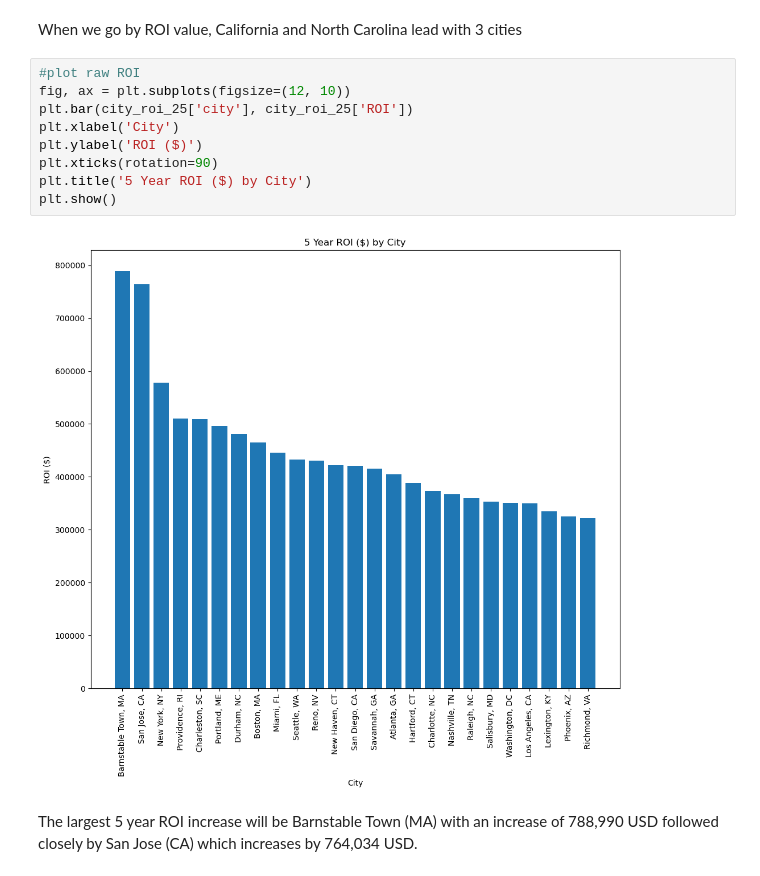
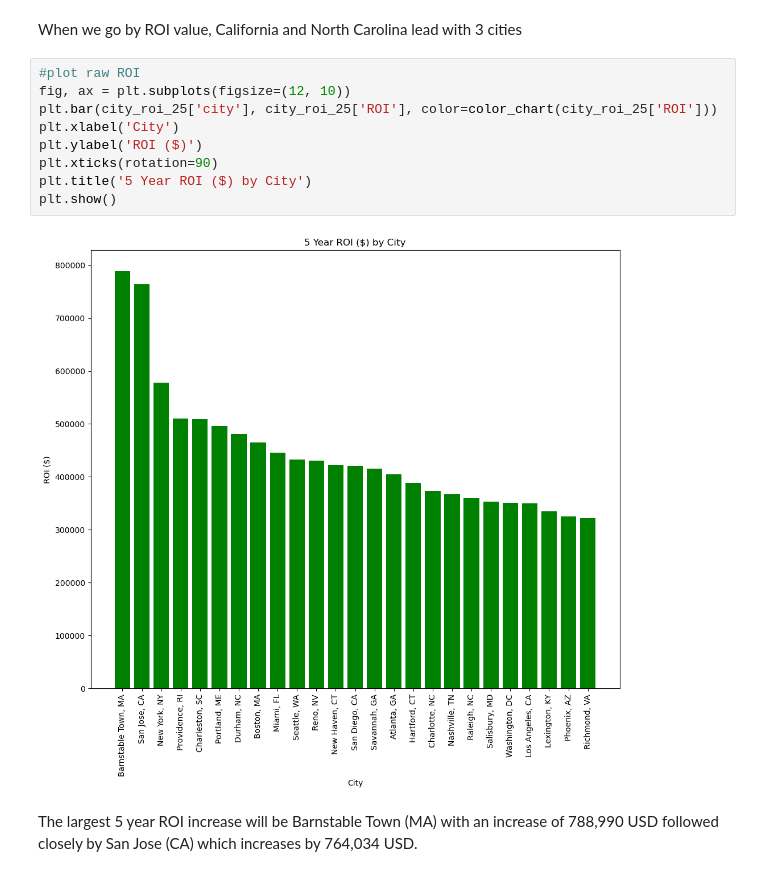
Before and after one commit to tcarlon94/Capstone_2_Real_estate, a Jupyter notebook: Preprocessing_training.ipynb, the cells around one changed output. Cells and saved outputs as stored; diff of their text form.

```diff
--- a/Preprocessing_training.ipynb
+++ b/Preprocessing_training.ipynb
@@ -1434,13 +1318,13 @@ When we go by ROI value, California and North Carolina lead with 3 cities
 # %%
 #plot raw ROI
 fig, ax = plt.subplots(figsize=(12, 10))
-plt.bar(city_roi_25['city'], city_roi_25['ROI'])
+plt.bar(city_roi_25['city'], city_roi_25['ROI'], color=color_chart(city_roi_25['ROI']))
 plt.xlabel('City')
 plt.ylabel('ROI ($)')
 plt.xticks(rotation=90)
 plt.title('5 Year ROI ($) by City')
 plt.show()
 # %% [output]
-[figure, old version]
+[figure, new version]
 # %% [markdown]
 The largest 5 year ROI increase will be Barnstable Town (MA) with an increase of 788,990 USD followed closely by San Jose (CA) which increases by 764,034 USD.
```
Also changed, not shown: parts of 11 cells of this notebook.
